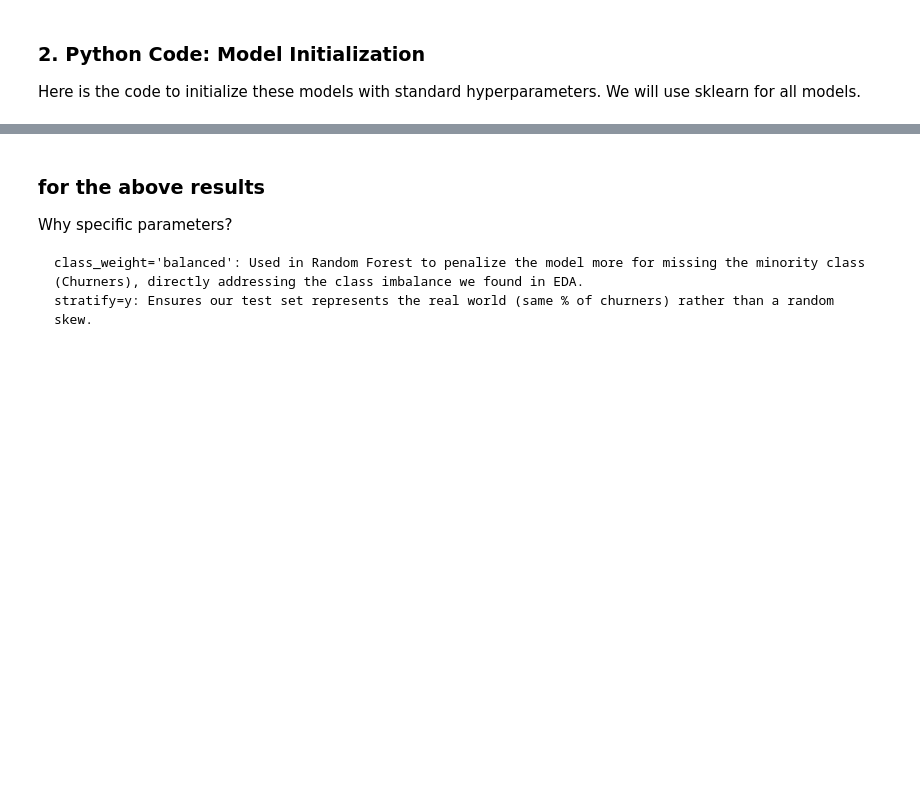
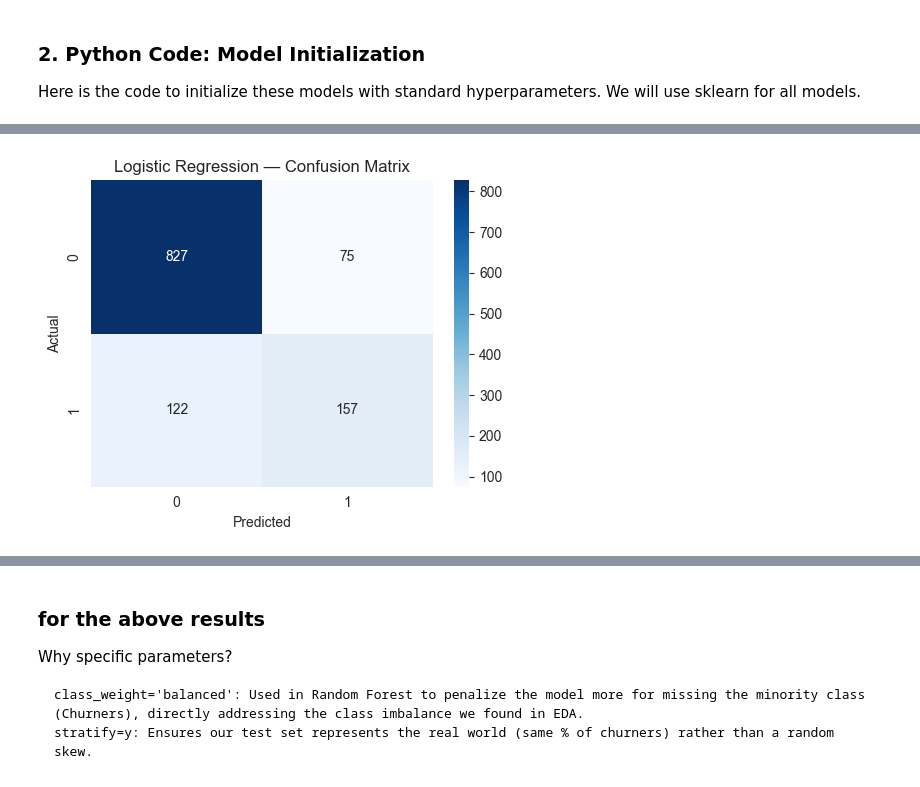
Before and after one commit to marijawo/TME6014-ADataAnalytics, a Jupyter notebook: assignments/phase_4/phase_4.ipynb, the cells around one changed output, grey strips where cells are left out. Drawn from its saved outputs; the diff is of its cells as text; code cells hidden in the pictures; blank space fills up the shorter version.

Commit message:
refactored training models

```diff
--- a/assignments/phase_4/phase_4.ipynb
+++ b/assignments/phase_4/phase_4.ipynb
@@ -352,0 +276,8 @@ Models initialized and ready for training:
+# %%
+# =========================================================
+# 🚀 3. Train Random Forest
+# =========================================================
+print("\nTraining Random Forest...")
+rf_model = RandomForestClassifier(n_estimators=100, random_state=42)
+rf_model.fit(X_train, y_train)
+print("✅ Random Forest trained successfully.")
@@ -352,0 +287,8 @@ Models initialized and ready for training:
+# %%
+# =========================================================
+# 🚀 4. Train Gradient Boosting
+# =========================================================
+print("\nTraining Gradient Boosting...")
+gb_model = GradientBoostingClassifier(random_state=42)
+gb_model.fit(X_train, y_train)
+print("✅ Gradient Boosting trained successfully.")
@@ -352,0 +313,77 @@ Models initialized and ready for training:
+# %%
+import matplotlib.pyplot as plt
+import seaborn as sns
+from sklearn.model_selection import train_test_split
+from sklearn.linear_model import LogisticRegression
+from sklearn.ensemble import RandomForestClassifier, GradientBoostingClassifier
+from sklearn.metrics import (
+    accuracy_score, precision_score, recall_score, f1_score,
+    roc_auc_score, confusion_matrix, roc_curve
+)
+
+
+# =========================================================
+# 🚀 3. EVALUATION BLOCKS (SEPARATE FOR EACH MODEL)
+# =========================================================
+
+def evaluate_model(name, model, X_test, y_test):
+    """Evaluate a classifier and print all metrics."""
+    print(f"\n==================== {name} Evaluation ====================")
+
+    # Predictions
+    y_pred = model.predict(X_test)
+    y_prob = model.predict_proba(X_test)[:, 1]
+
+    # Metrics
+    accuracy  = accuracy_score(y_test, y_pred)
+    precision = precision_score(y_test, y_pred)
+    recall    = recall_score(y_test, y_pred)
+    f1        = f1_score(y_test, y_pred)
+    auc       = roc_auc_score(y_test, y_prob)
+
+    print(f"Accuracy:  {accuracy:.4f}")
+    print(f"Precision: {precision:.4f}")
+    print(f"Recall:    {recall:.4f}")
+    print(f"F1 Score:  {f1:.4f}")
+    print(f"ROC-AUC:   {auc:.4f}")
+
+    # Confusion Matrix
+    cm = confusion_matrix(y_test, y_pred)
+    plt.figure(figsize=(5, 4))
+    sns.heatmap(cm, annot=True, fmt="d", cmap="Blues")
+    plt.title(f"{name} — Confusion Matrix")
+    plt.xlabel("Predicted")
+    plt.ylabel("Actual")
+    plt.tight_layout()
+    plt.show()
+
+    # Return metrics
+    return {
+        "Model": name,
+        "Accuracy": accuracy,
+        "Precision": precision,
+        "Recall": recall,
+        "F1-Score": f1,
+        "ROC-AUC": auc
+    }
+
+
+
+# =========================================================
+# 🚀 4. CALL INDIVIDUAL EVALUATION BLOCKS
+# =========================================================
+results = []
+
+results.append(evaluate_model("Logistic Regression", log_reg, X_test, y_test))
+results.append(evaluate_model("Random Forest", rf_model, X_test, y_test))
+results.append(evaluate_model("Gradient Boosting", gb_model, X_test, y_test))
+
+
+
+# =========================================================
+# 🚀 5. Summary Table
+# =========================================================
+results_df = pd.DataFrame(results).set_index("Model")
+print("\n=========== MODEL PERFORMANCE SUMMARY ===========")
+print(results_df)
+# %% [output]
@@ -352,0 +396 @@ Models initialized and ready for training:
+[figure, added]
```
Also changed, not shown: parts of 24 cells of this notebook, 2 other files.
